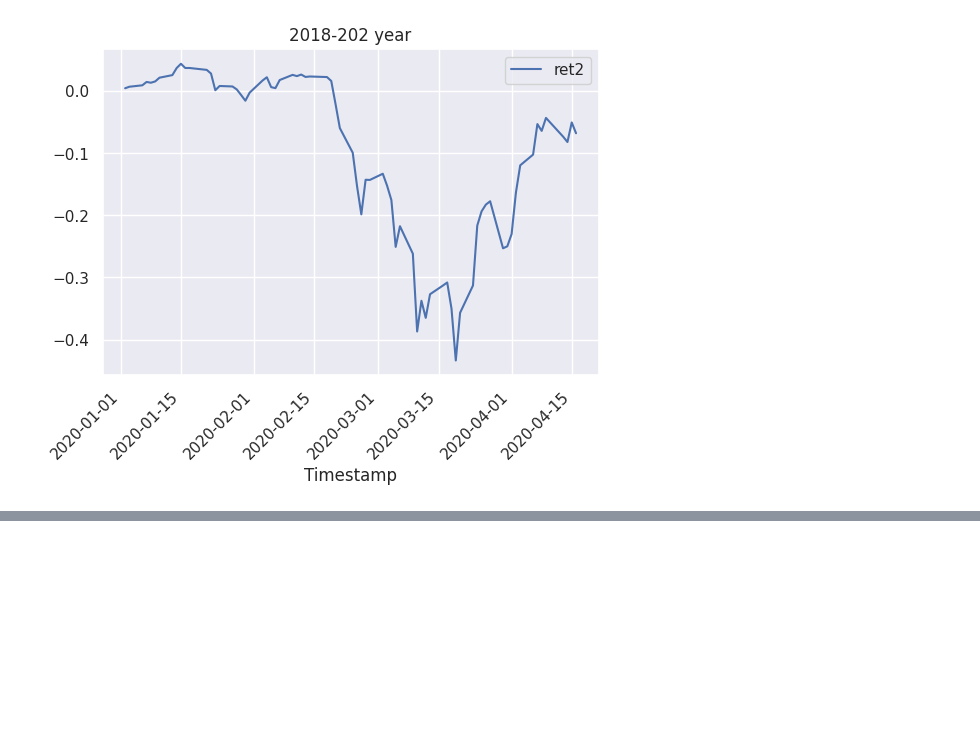
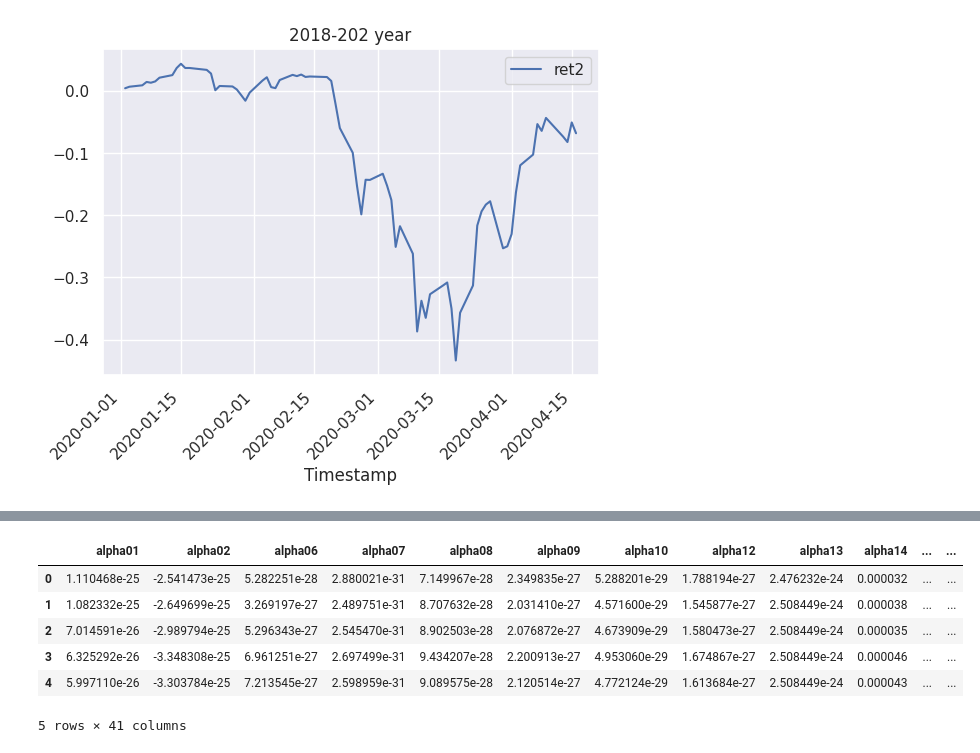
Before and after one commit to Jy447/alpha, a Jupyter notebook: US stock_alpha_SDG.ipynb, the cells around one changed output, grey strips where cells are left out. Cells and saved outputs as stored; diff of their text form; code cells hidden in the pictures; blank space fills up the shorter version.

```diff
--- a/US stock_alpha_SDG.ipynb
+++ b/US stock_alpha_SDG.ipynb
@@ -1511,0 +1714,16 @@ ret_pd1 = pd.DataFrame(tmp.groupby('Timestamp').ret2.mean() - 1.0005)
+# %%
+train = data.copy()
+train = train[train.Timestamp < '2018-01-01']
+
+train['ret_rank'] = train.groupby('Timestamp')['ret'].rank(pct=True)
+train = train[~train['ret_rank'].isna()].reset_index(drop=True)
+# %%
+test = data.copy()
+test = test[test.Timestamp >= '2018-01-01']
+test['ret_rank'] = test.groupby('Timestamp')['ret'].rank(pct=True)
+test = test[~test['ret_rank'].isna()].reset_index(drop=True)
+# %%
+X_train = train[features].fillna(0)
+y_train = train['ret_rank'].fillna(0)
+X_test = test[features].fillna(0)
+y_test = test['ret_rank'].fillna(0)
@@ -1511,0 +1777,21 @@ ret_pd1 = pd.DataFrame(tmp.groupby('Timestamp').ret2.mean() - 1.0005)
+# %%
+from sklearn.linear_model import LinearRegression
+
+
+model = LinearRegression()
+model.fit(X_train, y_train)
+y_pred_train = model.predict(X_train)
+y_pred_test = model.predict(X_test)
+alpha_preds_test = X_test * model.coef_
+
+results = {}
+# %%
+alpha_preds_test.head()
+# %% [output]
+|  | alpha01 | alpha02 | alpha06 | alpha07 | alpha08 | alpha09 | alpha10 | alpha12 | alpha13 | alpha14 | ... | ... |
+| 0 | 1.110468e-25 | -2.541473e-25 | 5.282251e-28 | 2.880021e-31 | 7.149967e-28 | 2.349835e-27 | 5.288201e-29 | 1.788194e-27 | 2.476232e-24 | 0.000032 | ... | ... |
+| 1 | 1.082332e-25 | -2.649699e-25 | 3.269197e-27 | 2.489751e-31 | 8.707632e-28 | 2.031410e-27 | 4.571600e-29 | 1.545877e-27 | 2.508449e-24 | 0.000038 | ... | ... |
+| 2 | 7.014591e-26 | -2.989794e-25 | 5.296343e-27 | 2.545470e-31 | 8.902503e-28 | 2.076872e-27 | 4.673909e-29 | 1.580473e-27 | 2.508449e-24 | 0.000035 | ... | ... |
+| 3 | 6.325292e-26 | -3.348308e-25 | 6.961251e-27 | 2.697499e-31 | 9.434207e-28 | 2.200913e-27 | 4.953060e-29 | 1.674867e-27 | 2.508449e-24 | 0.000046 | ... | ... |
+| 4 | 5.997110e-26 | -3.303784e-25 | 7.213545e-27 | 2.598959e-31 | 9.089575e-28 | 2.120514e-27 | 4.772124e-29 | 1.613684e-27 | 2.508449e-24 | 0.000043 | ... | ... |
+5 rows × 41 columns
```
Also changed, not shown: parts of 23 cells of this notebook.
